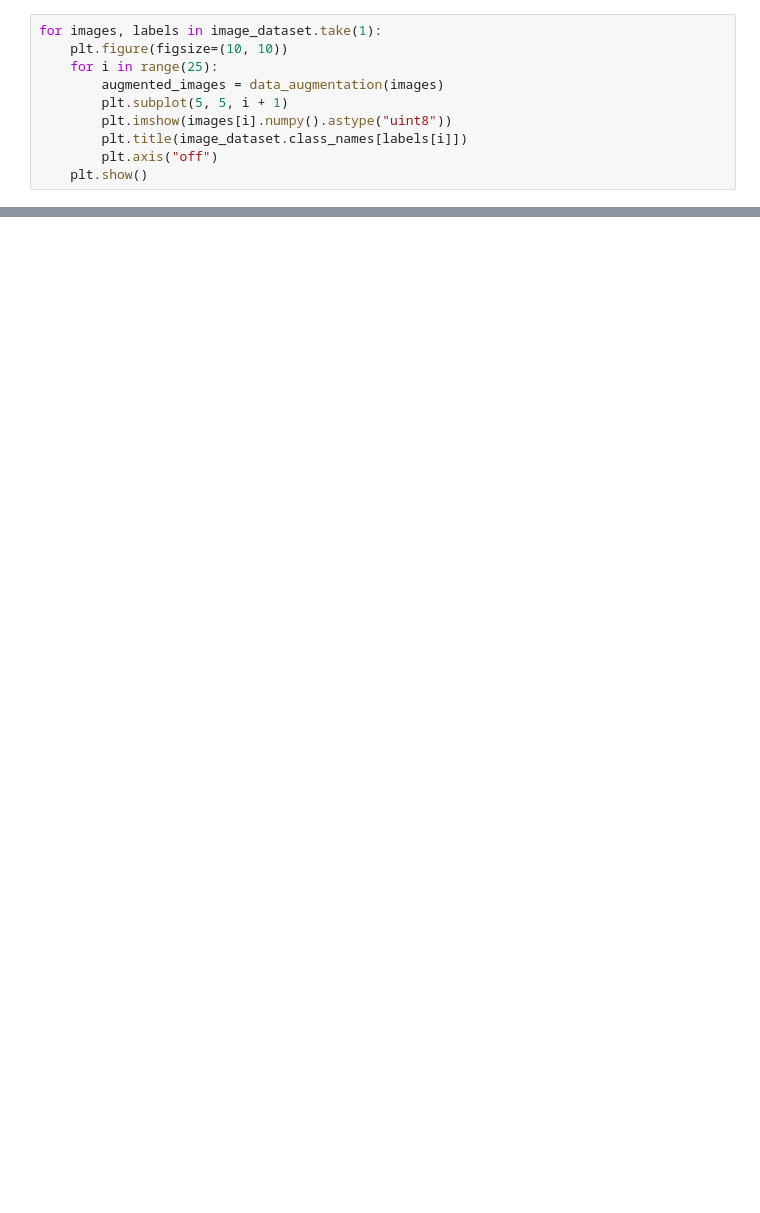
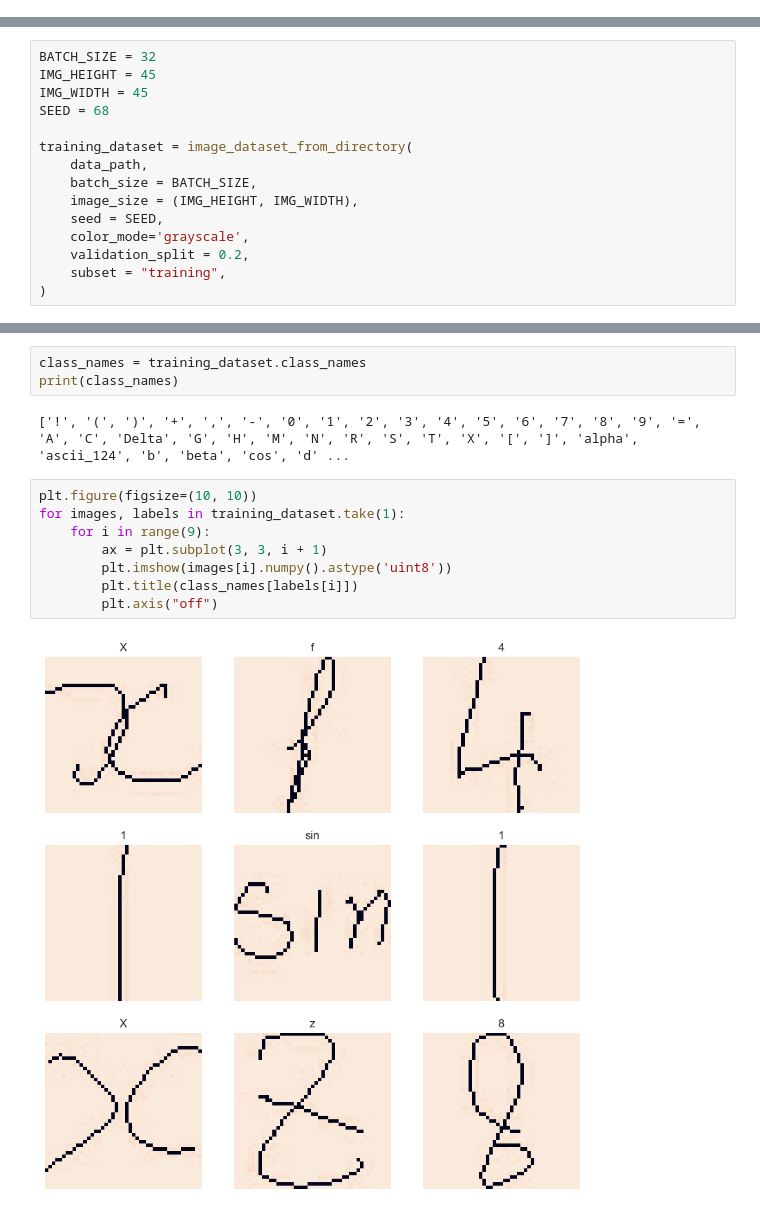
Before and after one commit to Manhatai/handwritten-equation-solver, a Jupyter notebook: equation-solver.ipynb, the cells around one changed output, grey strips where cells are left out. Cells and saved outputs as stored; diff of their text form; blank space fills up the shorter version.

```diff
--- a/equation-solver.ipynb
+++ b/equation-solver.ipynb
@@ -120,10 +0,0 @@ def data_augmentation(images):
-# %%
-for images, labels in image_dataset.take(1):
-    plt.figure(figsize=(10, 10))
-    for i in range(25):
-        augmented_images = data_augmentation(images)
-        plt.subplot(5, 5, i + 1)
-        plt.imshow(images[i].numpy().astype("uint8"))
-        plt.title(image_dataset.class_names[labels[i]])
-        plt.axis("off")
-    plt.show()
@@ -273,0 +30,15 @@ model.save("equation_solver_model.keras")
+# %%
+BATCH_SIZE = 32
+IMG_HEIGHT = 45
+IMG_WIDTH = 45
+SEED = 68
+
+training_dataset = image_dataset_from_directory(
+    data_path,
+    batch_size = BATCH_SIZE,
+    image_size = (IMG_HEIGHT, IMG_WIDTH),
+    seed = SEED,
+    color_mode='grayscale',
+    validation_split = 0.2,
+    subset = "training",
+)
@@ -273,0 +61,15 @@ model.save("equation_solver_model.keras")
+# %%
+class_names = training_dataset.class_names
+print(class_names)
+# %% [output]
+['!', '(', ')', '+', ',', '-', '0', '1', '2', '3', '4', '5', '6', '7', '8', '9', '=', 'A', 'C', 'Delta', 'G', 'H', 'M', 'N', 'R', 'S', 'T', 'X', '[', ']', 'alpha', 'ascii_124', 'b', 'beta', 'cos', 'd' ...
+# %%
+plt.figure(figsize=(10, 10))
+for images, labels in training_dataset.take(1):
+    for i in range(9):
+        ax = plt.subplot(3, 3, i + 1)
+        plt.imshow(images[i].numpy().astype('uint8'))
+        plt.title(class_names[labels[i]])
+        plt.axis("off")
+# %% [output]
+[figure, added]
```
Also changed, not shown: parts of 45 cells of this notebook, 1 other file.
